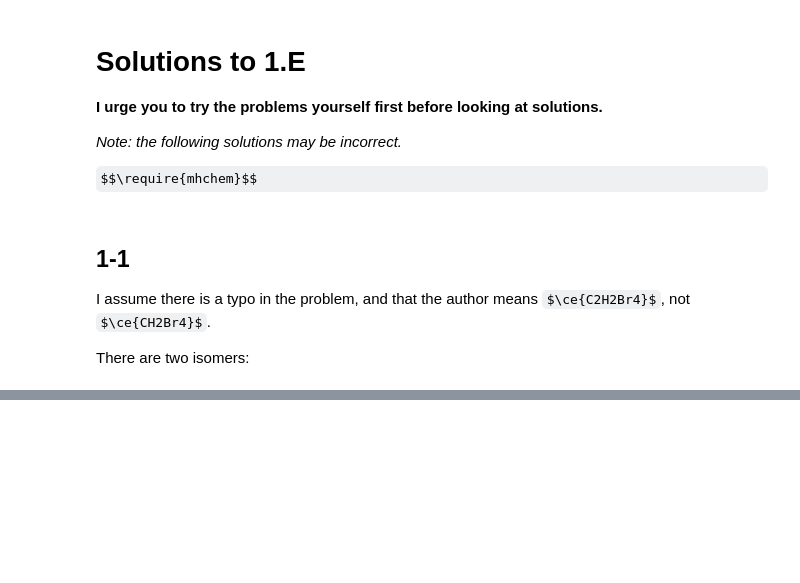
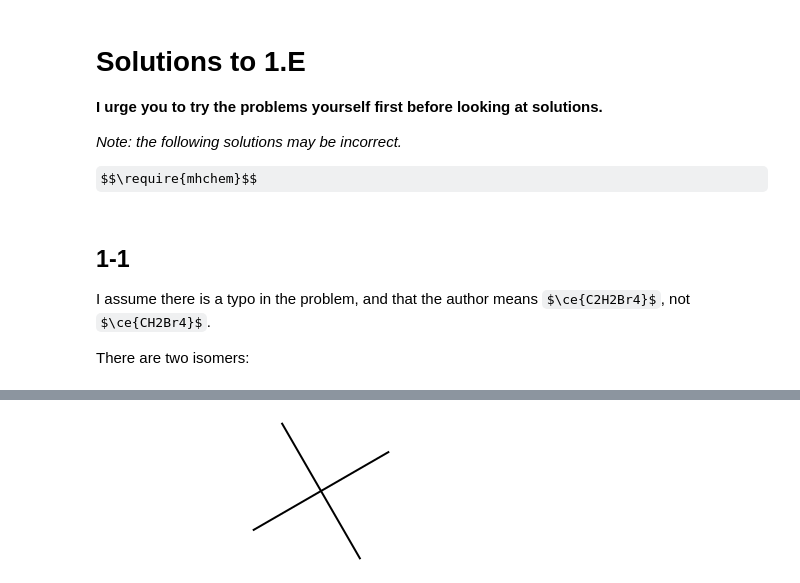
Before and after one commit to flippedAben/ochem_sols, a Jupyter notebook: 1.E.ipynb, the cells around one changed output, grey strips where cells are left out. Drawn from its saved outputs; the diff is of its cells as text; code cells hidden in the pictures; some formulas as TeX source; blank space fills up the shorter version.

```diff
--- a/1.E.ipynb
+++ b/1.E.ipynb
@@ -45,0 +72,7 @@ TODO
+# %%
+smile = 'C' + '(C)' * 4
+isomer = Chem.MolFromSmiles(smile)
+isomer
+# neopentane
+# %% [output]
+[figure, added]
```
Also changed, not shown: parts of 24 cells of this notebook.
